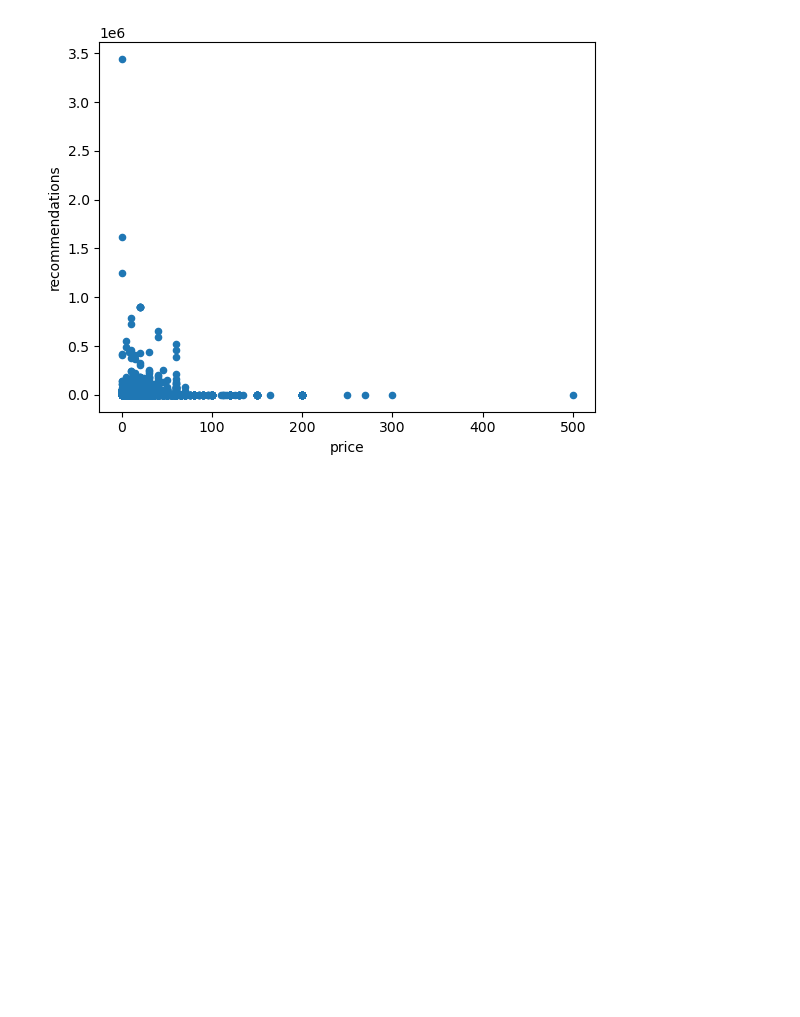
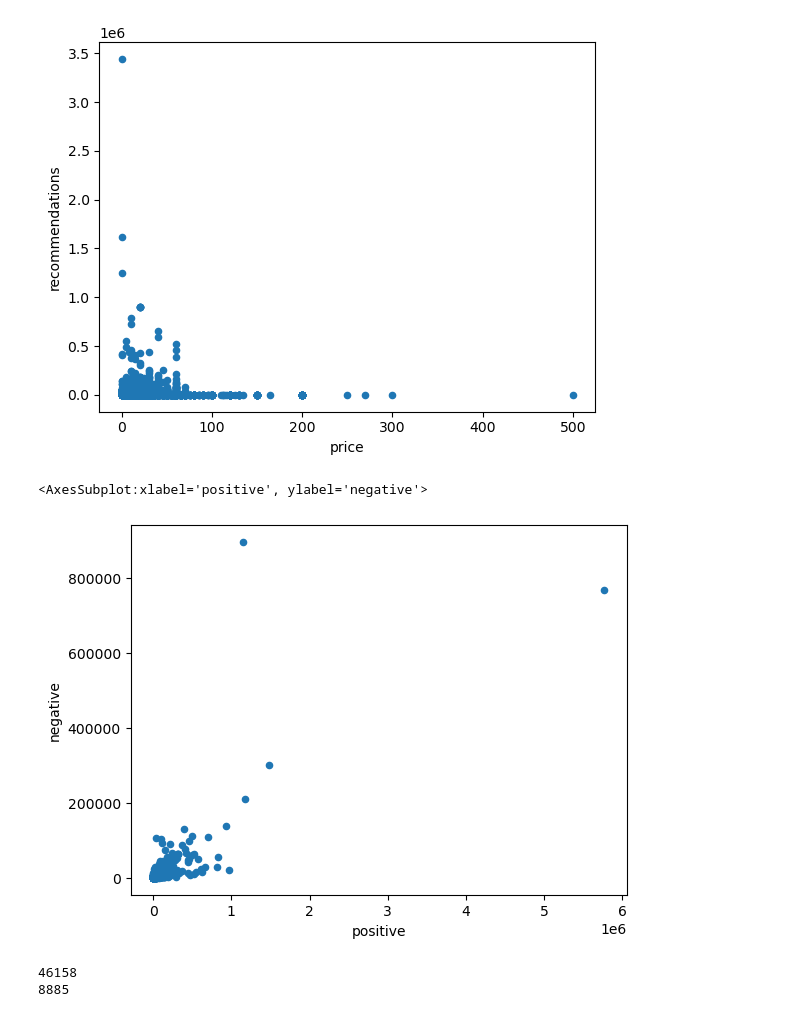
Before and after one commit to Rain0rShine/Artificial-Intelligence, a Jupyter notebook: Semester 1/Games/Games.ipynb, the cells around one changed output. Drawn from its saved outputs; the diff is of its cells as text; code cells hidden in the pictures; blank space fills up the shorter version.

```diff
--- a/Semester 1/Games/Games.ipynb
+++ b/Semester 1/Games/Games.ipynb
@@ -69,3 +69,14 @@ gamesRemoved.plot.scatter(x ='price', y= 'recommendations', s=None, c=None)
 # %% [output]
 <AxesSubplot:xlabel='price', ylabel='recommendations'>
 [figure]
+# %%
+games.plot.scatter(x ='positive', y= 'negative', s=None, c=None)
+# %% [output]
+<AxesSubplot:xlabel='positive', ylabel='negative'>
+[figure, added]
+# %%
+print(games['positive'].idxmax())
+print(games['negative'].idxmax())
+# %% [output]
+46158
+8885
```
Also changed, not shown: parts of 5 cells of this notebook.
